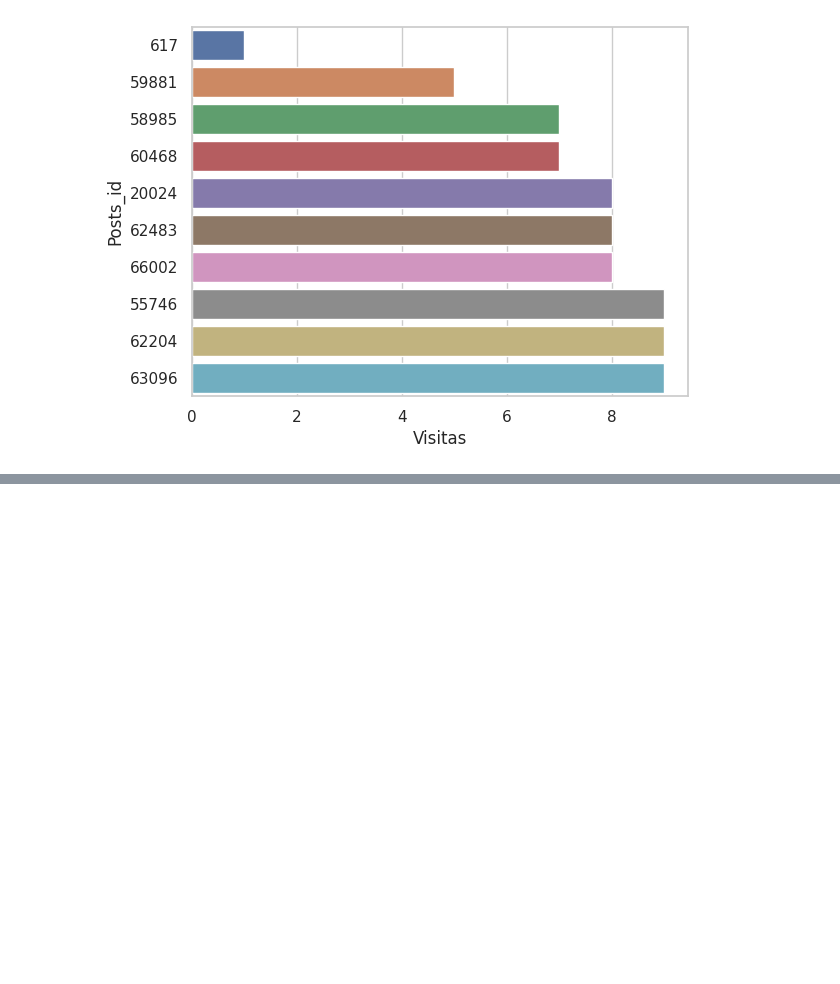
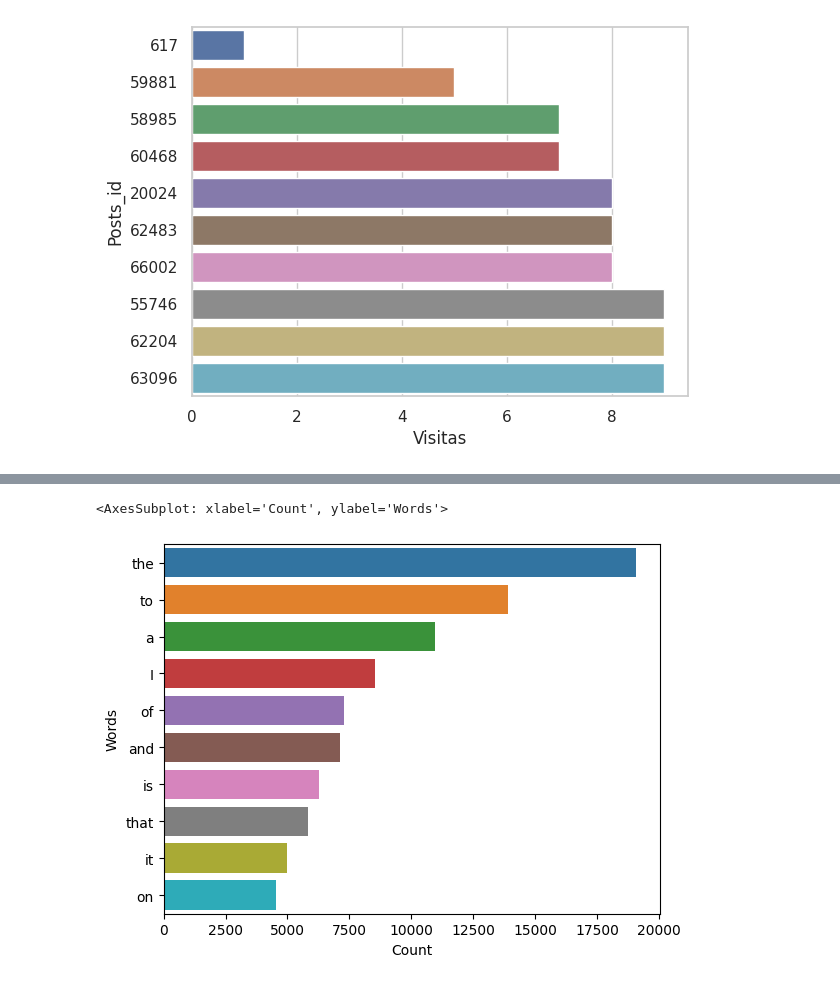
Before and after one commit to alkemyTech/OT301-python, a Jupyter notebook: bigdata/notebooks/GH.ipynb, the cells around one changed output, grey strips where cells are left out. Cells and saved outputs as stored; diff of their text form; code cells hidden in the pictures; blank space fills up the shorter version.

```diff
--- a/bigdata/notebooks/GH.ipynb
+++ b/bigdata/notebooks/GH.ipynb
@@ -97,0 +173,4 @@ sns.barplot(x=visitas, y=posts)
+# %%
+df2 = pd.DataFrame(top.get('2'), columns=['Words', 'Count'])
+df2.to_csv(f'{output}/top_words_by_type_of_post_2.csv', index=False)
+df2
@@ -97,0 +189,8 @@ sns.barplot(x=visitas, y=posts)
+# %%
+words2 = df2.Words
+count2 = df2.Count
+
+sns.barplot(x=count1, y=words1)
+# %% [output]
+<AxesSubplot: xlabel='Count', ylabel='Words'>
+[figure, added]
```
Also changed, not shown: parts of 16 cells of this notebook, 4 other files.
